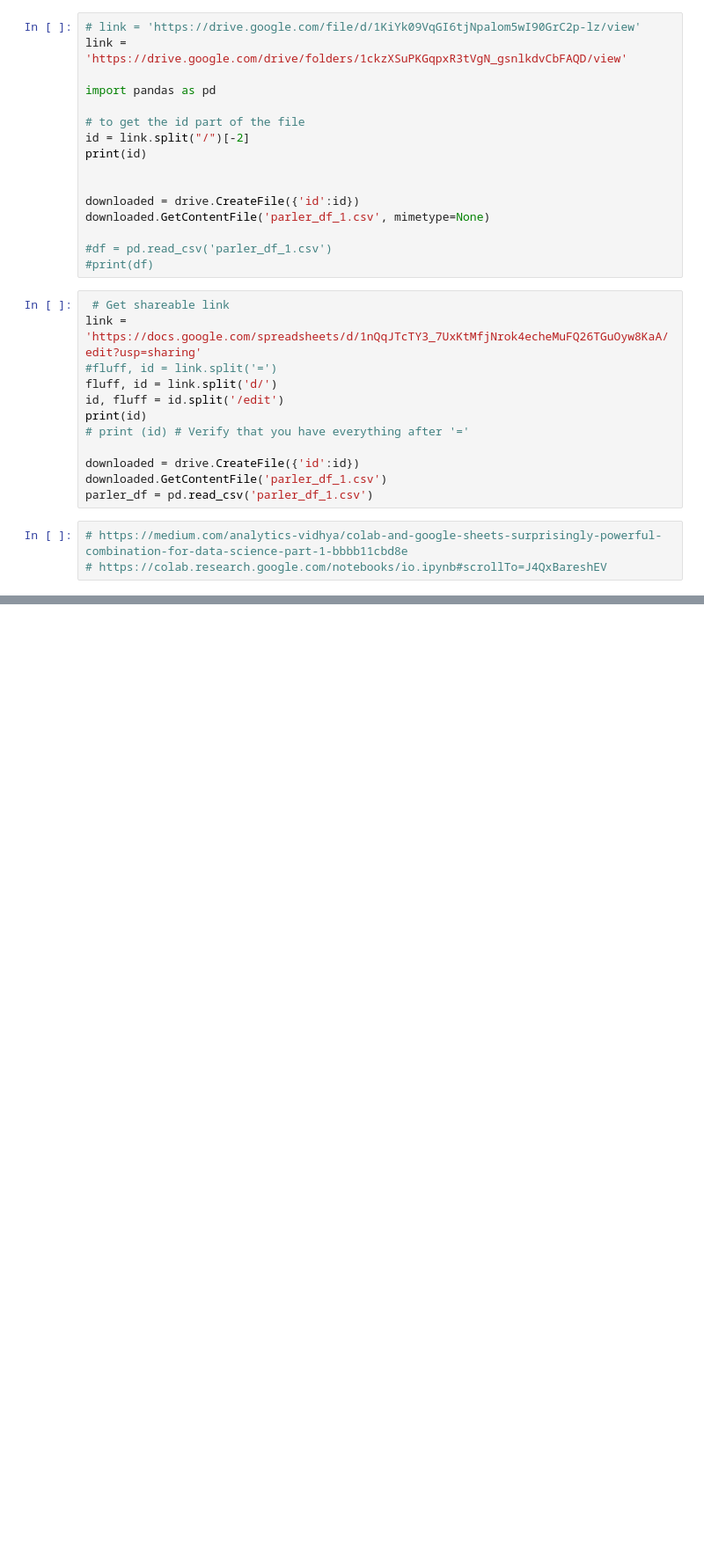
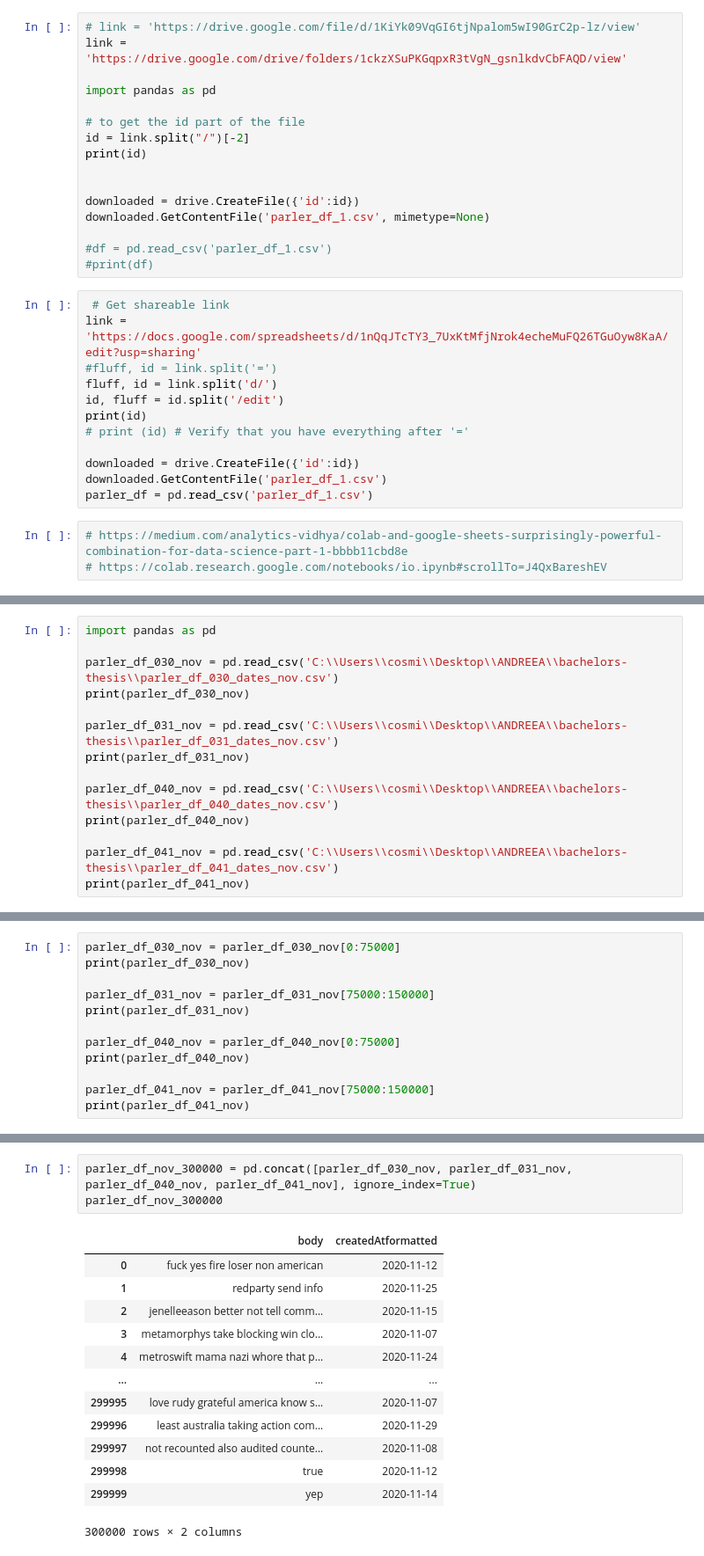
Before and after one commit to andreea-bodea/bachelors-thesis, a Jupyter notebook: Trial_And_Error.ipynb, the cells around one changed output, grey strips where cells are left out. Shown at 88% size. Drawn from its saved outputs; the diff is of its cells as text; blank space fills up the shorter version.

```diff
--- a/Trial_And_Error.ipynb
+++ b/Trial_And_Error.ipynb
@@ -460,0 +623,14 @@ parler_df = pd.read_csv('parler_df_1.csv')
+# %%
+import pandas as pd
+
+parler_df_030_nov = pd.read_csv('C:\\Users\\cosmi\\Desktop\\ANDREEA\\bachelors-thesis\\parler_df_030_dates_nov.csv')
+print(parler_df_030_nov)
+
+parler_df_031_nov = pd.read_csv('C:\\Users\\cosmi\\Desktop\\ANDREEA\\bachelors-thesis\\parler_df_031_dates_nov.csv')
+print(parler_df_031_nov)
+
+parler_df_040_nov = pd.read_csv('C:\\Users\\cosmi\\Desktop\\ANDREEA\\bachelors-thesis\\parler_df_040_dates_nov.csv')
+print(parler_df_040_nov)
+
+parler_df_041_nov = pd.read_csv('C:\\Users\\cosmi\\Desktop\\ANDREEA\\bachelors-thesis\\parler_df_041_dates_nov.csv')
+print(parler_df_041_nov)
@@ -460,0 +655,12 @@ parler_df = pd.read_csv('parler_df_1.csv')
+# %%
+parler_df_030_nov = parler_df_030_nov[0:75000]
+print(parler_df_030_nov)
+
+parler_df_031_nov = parler_df_031_nov[75000:150000]
+print(parler_df_031_nov)
+
+parler_df_040_nov = parler_df_040_nov[0:75000]
+print(parler_df_040_nov)
+
+parler_df_041_nov = parler_df_041_nov[75000:150000]
+print(parler_df_041_nov)
@@ -460,0 +685,17 @@ parler_df = pd.read_csv('parler_df_1.csv')
+# %%
+parler_df_nov_300000 = pd.concat([parler_df_030_nov, parler_df_031_nov, parler_df_040_nov, parler_df_041_nov], ignore_index=True)
+parler_df_nov_300000
+# %% [output]
+|  | body | createdAtformatted |
+| 0 | fuck yes fire loser non american | 2020-11-12 |
+| 1 | redparty send info | 2020-11-25 |
+| 2 | jenelleeason better not tell comm... | 2020-11-15 |
+| 3 | metamorphys take blocking win clo... | 2020-11-07 |
+| 4 | metroswift mama nazi whore that p... | 2020-11-24 |
+| ... | ... | ... |
+| 299995 | love rudy grateful america know s... | 2020-11-07 |
+| 299996 | least australia taking action com... | 2020-11-29 |
+| 299997 | not recounted also audited counte... | 2020-11-08 |
+| 299998 | true | 2020-11-12 |
+| 299999 | yep | 2020-11-14 |
+300000 rows × 2 columns
```
Also changed, not shown: parts of 10 cells of this notebook, 1 other file.
